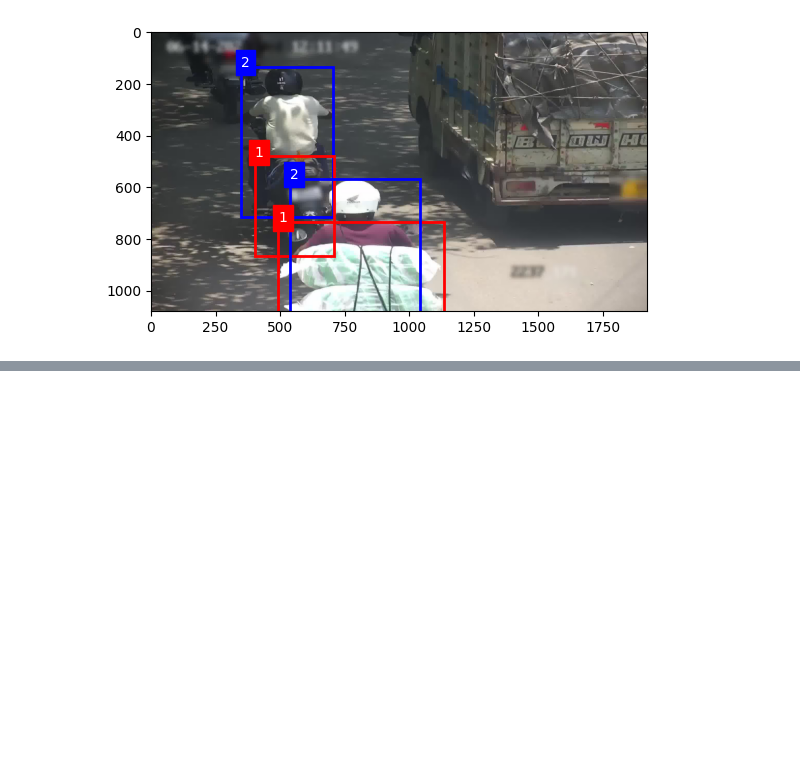
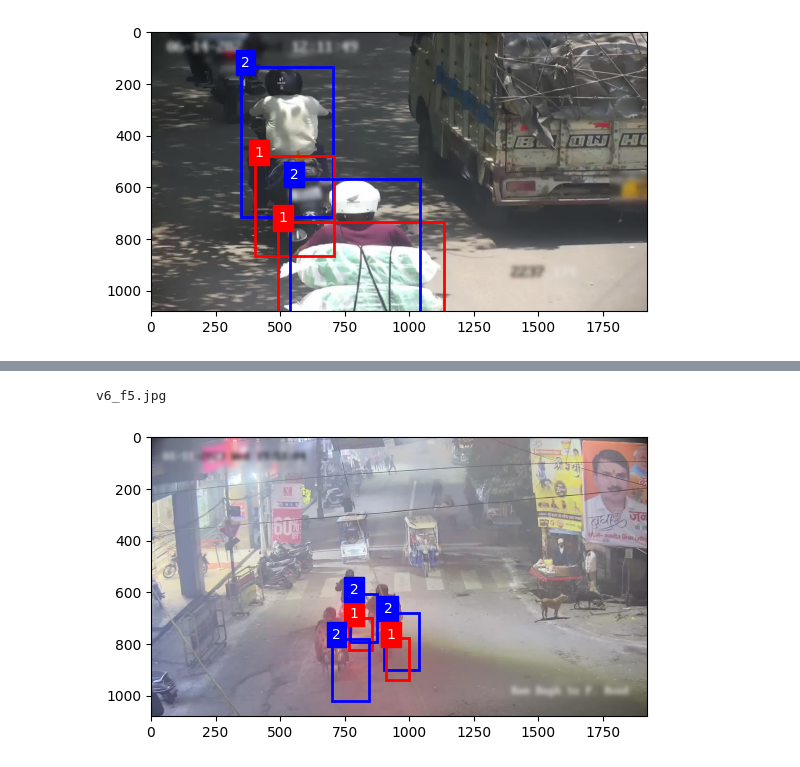
Before and after one commit to IITP-UofT/aicity, a Jupyter notebook: data/data_analysis.ipynb, the cells around one changed output, grey strips where cells are left out. Drawn from its saved outputs; the diff is of its cells as text; code cells hidden in the pictures; blank space fills up the shorter version.

```diff
--- a/data/data_analysis.ipynb
+++ b/data/data_analysis.ipynb
@@ -5,13 +5,16 @@ import matplotlib.pyplot as plt
 import matplotlib.patches as patches
 from PIL import Image
 # %%
-def cls_count(txt_file):
+def cls_count(txt_file, submit=False):
     video_id = []
     frame = []
     cls = []
     with open(txt_file, 'r') as file:
         for line in file:
-            v, f, _, _, _, _, c = line.split(',')
+            if submit:
+                v, f, _, _, _, _, c, _ = line.split(',')
+            else:
+                v, f, _, _, _, _, c = line.split(',')
             video_id.append(v.strip())
             frame.append(f.strip())
             cls.append(c.strip())
@@ -29,7 +32,7 @@ def read_txt_file(txt_file):
     annotations = [line.strip().split(',') for line in lines]
     return annotations
 
-def draw_bboxes(imgs_dir, annotations, v_id, f_id):
+def draw_bboxes(imgs_dir, annotations, v_id, f_id, submit=False):
     imgs = os.listdir(imgs_dir)
     # image name format: f'v{video_id}_f{frame_id}.jpg'
     img_name = next((name for name in imgs if name == f'v{v_id}_f{f_id}.jpg'), None)
@@ -50,7 +53,12 @@ def draw_bboxes(imgs_dir, annotations, v_id, f_id):
             bbox_ann.append(ann)
 
     for ann in bbox_ann:
-        video_id, frame, bb_left, bb_top, bb_width, bb_height, class_id = ann
+        if submit:
+            # submission format: 〈video_id〉, 〈frame〉, 〈bb_left〉, 〈bb_top〉, 〈bb_width〉, 〈bb_height〉, 〈class_id〉, 〈confidence〉
+            video_id, frame, bb_left, bb_top, bb_width, bb_height, class_id, confidence = ann
+        else:
+            # gt format: <video_id>, <frame>, <bb_left>, <bb_top>, <bb_width>, <bb_height>, <class_id>
+            video_id, frame, bb_left, bb_top, bb_width, bb_height, class_id = ann
 
         # class 1, motorbike
         if int(class_id)==1:
@@ -147,3 +155,7 @@ draw_bboxes(imgs_dir, annotations, 4, 50)
 # %% [output]
 v4_f50.jpg
 [figure]
+# %%
+txt_file = '/home/kongminseok/aicity/submissions/submission_sorted.txt'
+df, series = cls_count(txt_file, submit=True)
+display(series)
@@ -149,0 +171,7 @@ v4_f50.jpg
+# %%
+annotations = read_txt_file(txt_file)
+imgs_dir = '/home/kongminseok/aicity/datasets/images/test'
+draw_bboxes(imgs_dir, annotations, 6, 5, submit=True)
+# %% [output]
+v6_f5.jpg
+[figure, added]
```
Also changed, not shown: parts of 1 cell of this notebook, 1 other file.
